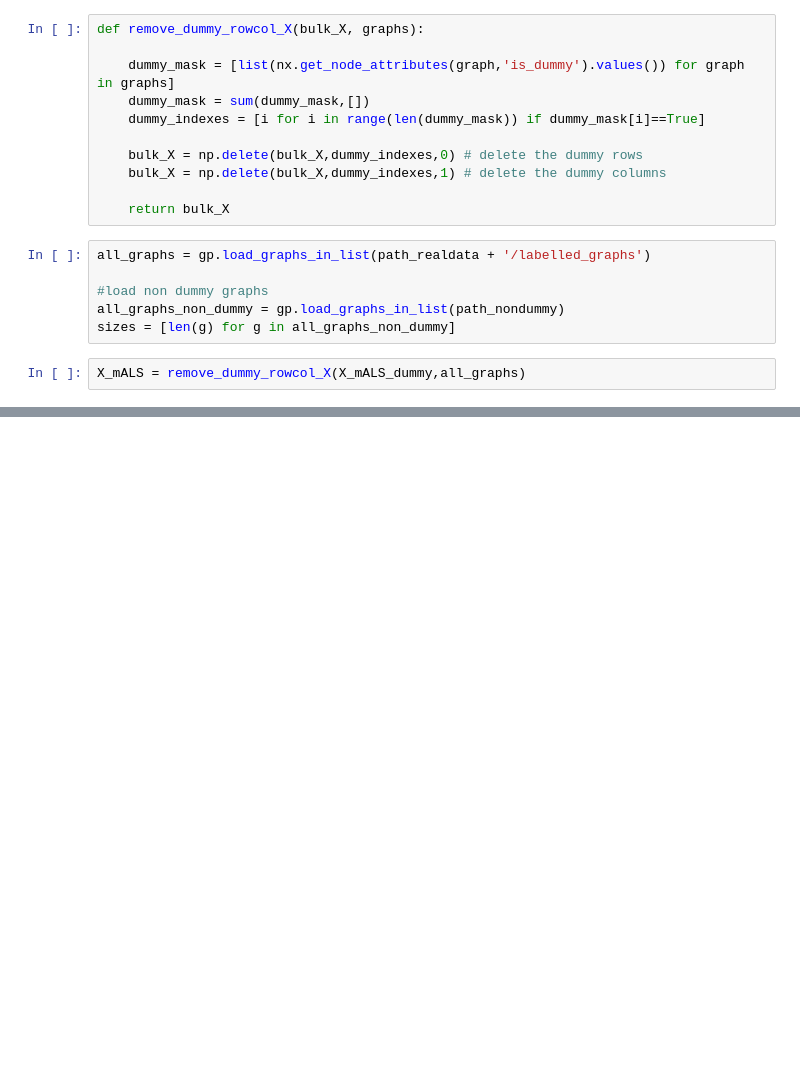
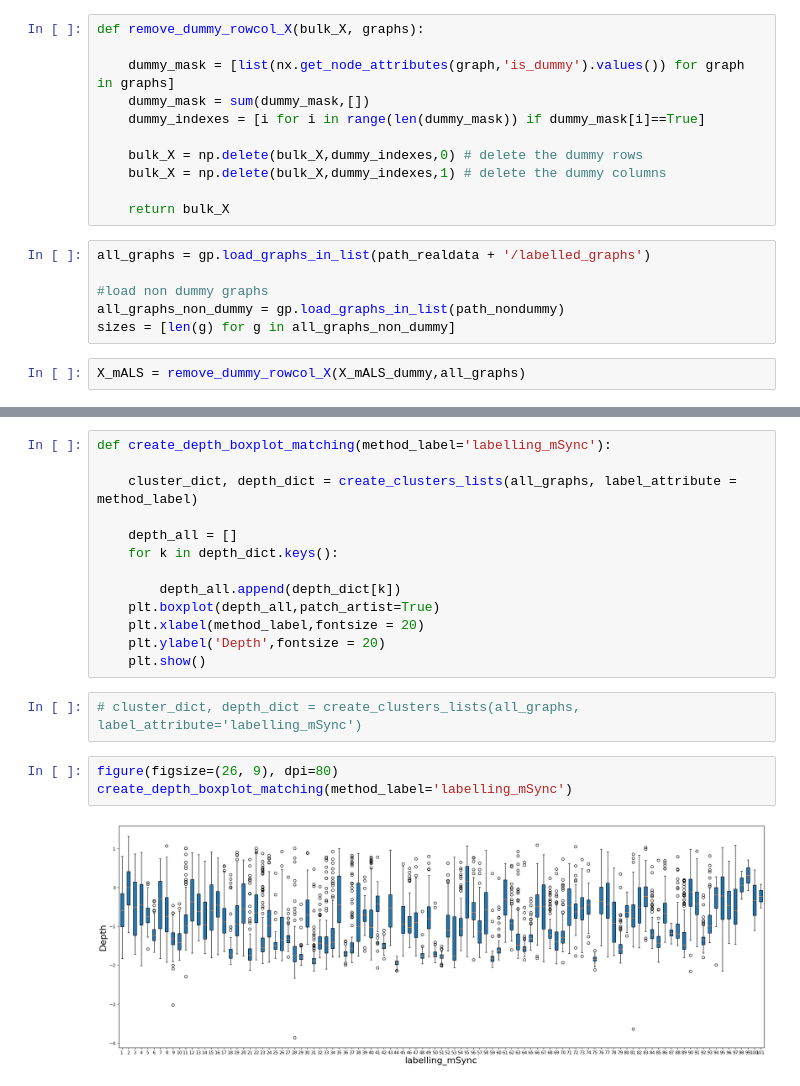
Before and after one commit to Rohit3594/Graph_matching, a Jupyter notebook: Matlab_MGM_affintiy_gen/Compute depth Variance.ipynb, the cells around one changed output, grey strips where cells are left out. Saved outputs shown, nothing was run; the diff lists cells and outputs as text; blank space fills up the shorter version.

Commit message:
Match_eig and depth visu

```diff
--- a/Matlab_MGM_affintiy_gen/Compute depth Variance.ipynb
+++ b/Matlab_MGM_affintiy_gen/Compute depth Variance.ipynb
@@ -70,0 +105,20 @@ Number of labels: 101
+# %%
+def create_depth_boxplot_matching(method_label='labelling_mSync'):
+
+    cluster_dict, depth_dict = create_clusters_lists(all_graphs, label_attribute = method_label)
+
+    depth_all = []
+    for k in depth_dict.keys():
+
+        depth_all.append(depth_dict[k])
+    plt.boxplot(depth_all,patch_artist=True)
+    plt.xlabel(method_label,fontsize = 20)
+    plt.ylabel('Depth',fontsize = 20)
+    plt.show()
+# %%
+# cluster_dict, depth_dict = create_clusters_lists(all_graphs, label_attribute='labelling_mSync')
+# %%
+figure(figsize=(26, 9), dpi=80)
+create_depth_boxplot_matching(method_label='labelling_mSync')
+# %% [output]
+[figure, added]
```
Also changed, not shown: parts of 23 cells of this notebook, 13 other files.
